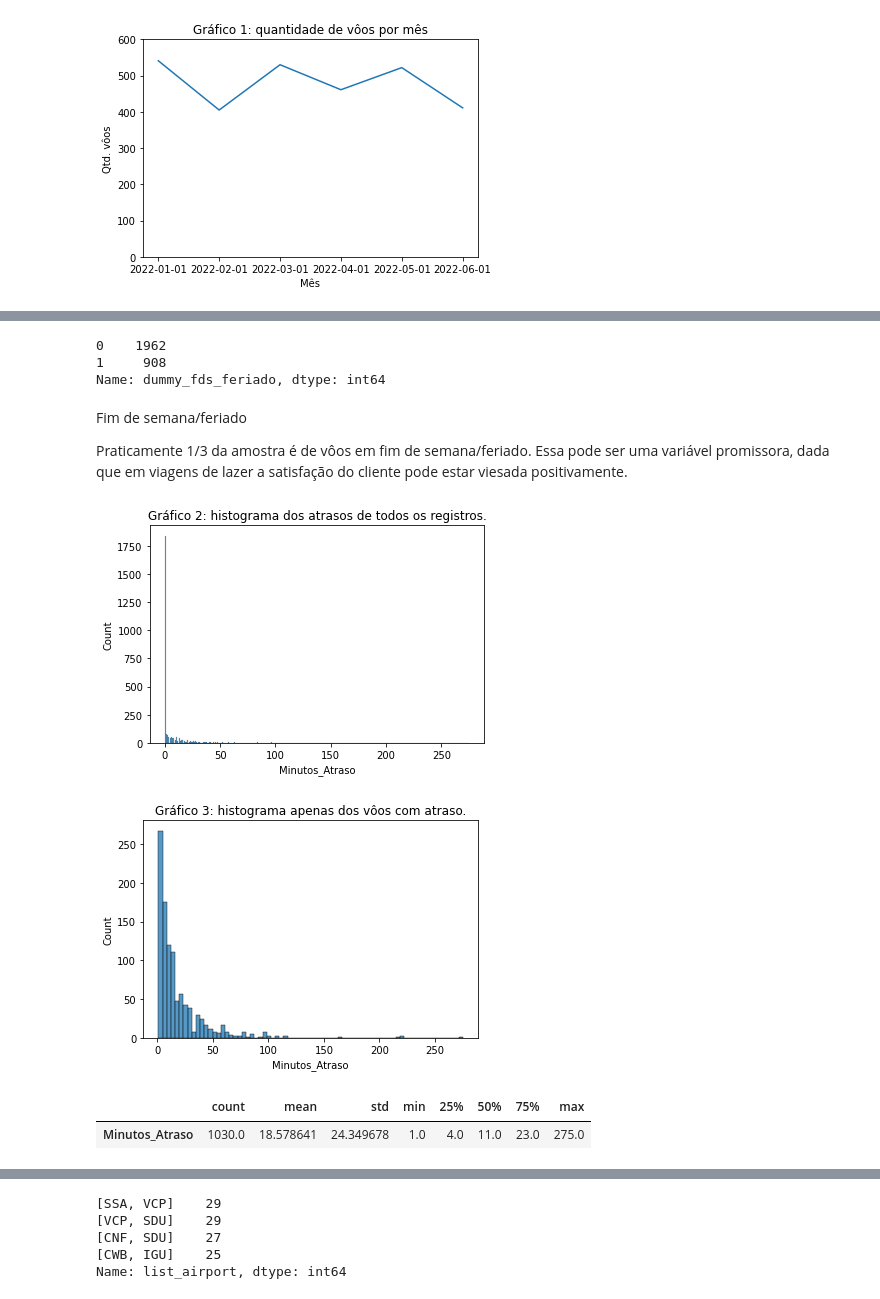
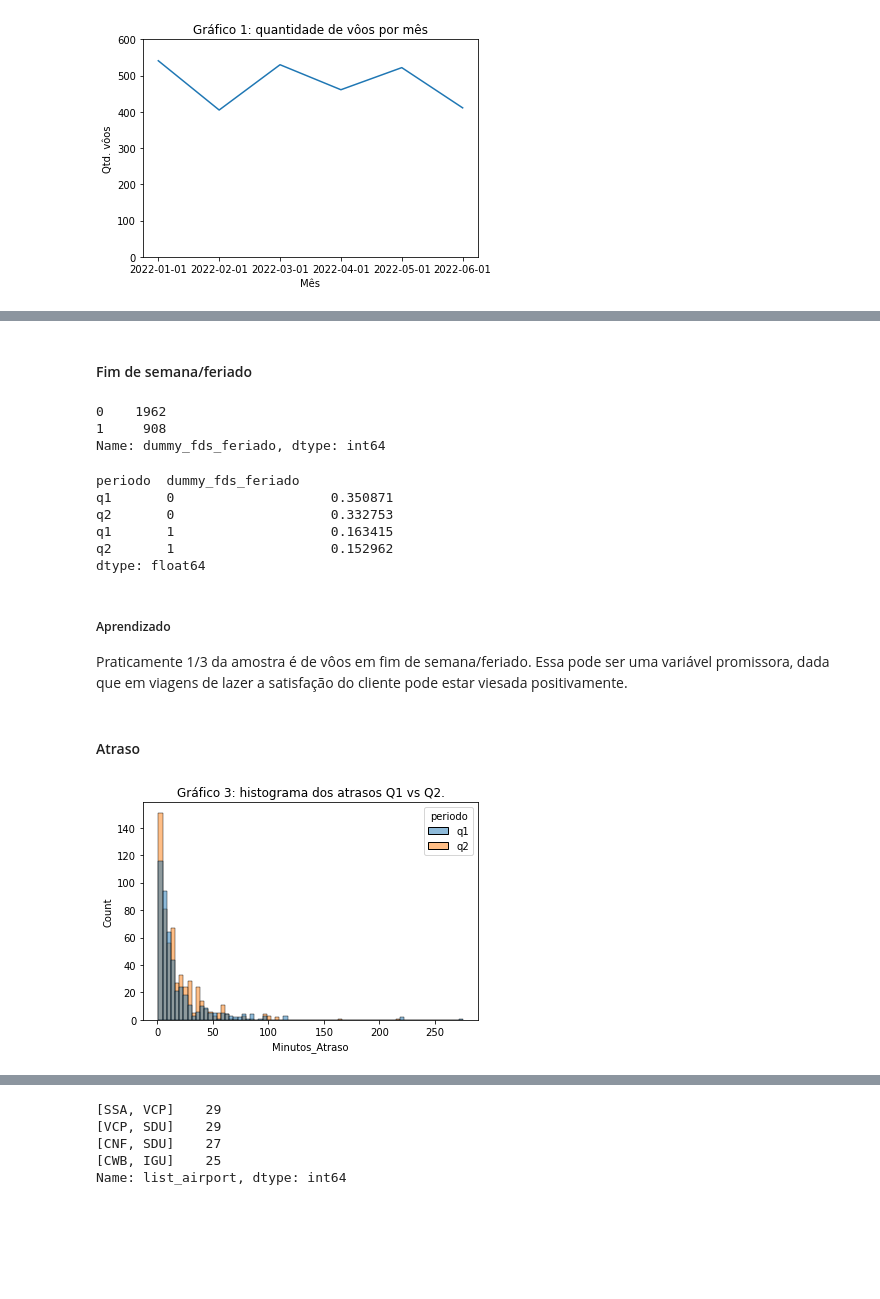
Before and after one commit to rknagao/azul, a Jupyter notebook: notebook.ipynb, the cells around one changed output, grey strips where cells are left out. Saved outputs shown, nothing was run; the diff lists cells and outputs as text; code cells hidden in the pictures; blank space fills up the shorter version.

```diff
--- a/notebook.ipynb
+++ b/notebook.ipynb
@@ -107,3 +110,12 @@ print(f"Data do último registro: {df_nps['Data_Voo'].max()}")
 # %% [output]
 Data do primeiro registro: 2022-01-01 00:00:00
 Data do último registro: 2022-06-30 00:00:00
+# %%
+# Separando os períodos de comparação.
+df_nps['periodo'] = np.where(df_nps['Data_Voo'].between('2022-01-01', '2022-03-31'), 'q1', 'q2')
+
+print('Período de controle:')
+display(df_nps.loc[df_nps['periodo'] == 'q1', 'Data_Voo'].min(), df_nps.loc[df_nps['periodo'] == 'q1', 'Data_Voo'].max())
+
+print('Período de avaliação:')
+display(df_nps.loc[df_nps['periodo'] == 'q2', 'Data_Voo'].min(), df_nps.loc[df_nps['periodo'] == 'q2', 'Data_Voo'].max())
@@ -128,4 +148,6 @@ Datas
 Durante o primeiro semestre registrou-se em média 478 vôos por mês. A distribuição dos vôos mostrou-se relativamente comportada, porém é curiosa a queda de vôos em fev/22. A princípio, considerando os feriados de Carnaval, é de se imaginar que há maior quantidade de viagens, contudo, os dados mostram o contrário: queda de aproximadamente 20% em relação a janeiro. Por outro lado, é importante em 2022 fevereiro foi um mês mais curto, com apenas 28 dias.
+# %% [markdown]
+#### Fim de semana/feriado
 # %%
 # Quais os comportamentos entre (1) dia de semana e (2) fim de semana/feriados?
 feriados_br = [
@@ -156,23 +178,25 @@ print(df_nps['dummy_fds_feriado'].value_counts())
 0    1962
 1     908
 Name: dummy_fds_feriado, dtype: int64
+# %%
+# Quantos finais de semana/feriado tiveram em cada periodo?
+df_nps[['periodo', 'dummy_fds_feriado']].value_counts(normalize=True)
+# %% [output]
+periodo  dummy_fds_feriado
+q1       0                    0.350871
+q2       0                    0.332753
+q1       1                    0.163415
+q2       1                    0.152962
+dtype: float64
 # %% [markdown]
-Fim de semana/feriado
-
+##### Aprendizado
 Praticamente 1/3 da amostra é de vôos em fim de semana/feriado. Essa pode ser uma variável promissora, dada que em viagens de lazer a satisfação do cliente pode estar viesada positivamente.
+# %% [markdown]
+#### Atraso
 # %%
-# Qual o comportamento geral dos atrasos?
-fig1 = sns.histplot(df_nps['Minutos_Atraso'])
-fig1.set(title='Gráfico 2: histograma dos atrasos de todos os registros.')
+# Qual o comportamento dos atrasos em Q1 e Q2?
+fig = sns.histplot(data=df_nps.loc[(df_nps['Minutos_Atraso'] > 0)], x='Minutos_Atraso', hue='periodo')
+fig.set(title='Gráfico 3: histograma dos atrasos Q1 vs Q2.')
 plt.show()
-
-fig2 = sns.histplot(df_nps.loc[df_nps['Minutos_Atraso'] > 0, 'Minutos_Atraso'])
-fig2.set(title='Gráfico 3: histograma apenas dos vôos com atraso.')
-plt.show()
-
-df_nps.loc[df_nps['Minutos_Atraso'] > 0][['Minutos_Atraso']].describe().T
 # %% [output]
-[figure, old version]
+[figure, new version]
-[figure, removed]
-|  | count | mean | std | min | 25% | 50% | 75% | max |
-| Minutos_Atraso | 1030.0 | 18.578641 | 24.349678 | 1.0 | 4.0 | 11.0 | 23.0 | 275.0 |
```
Also changed, not shown: parts of 59 cells of this notebook.
